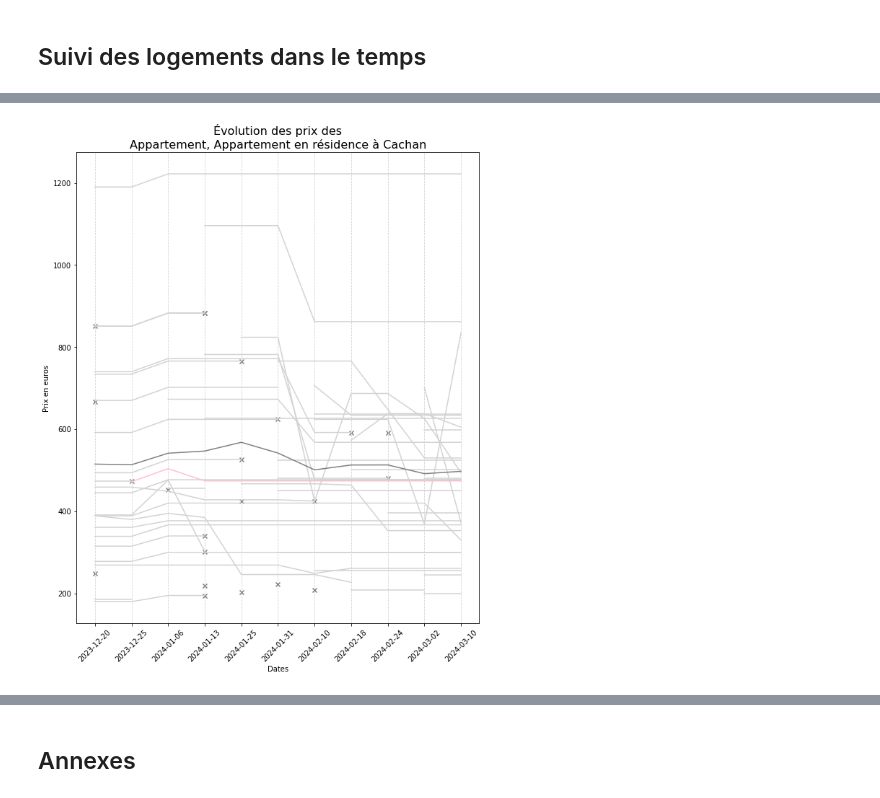
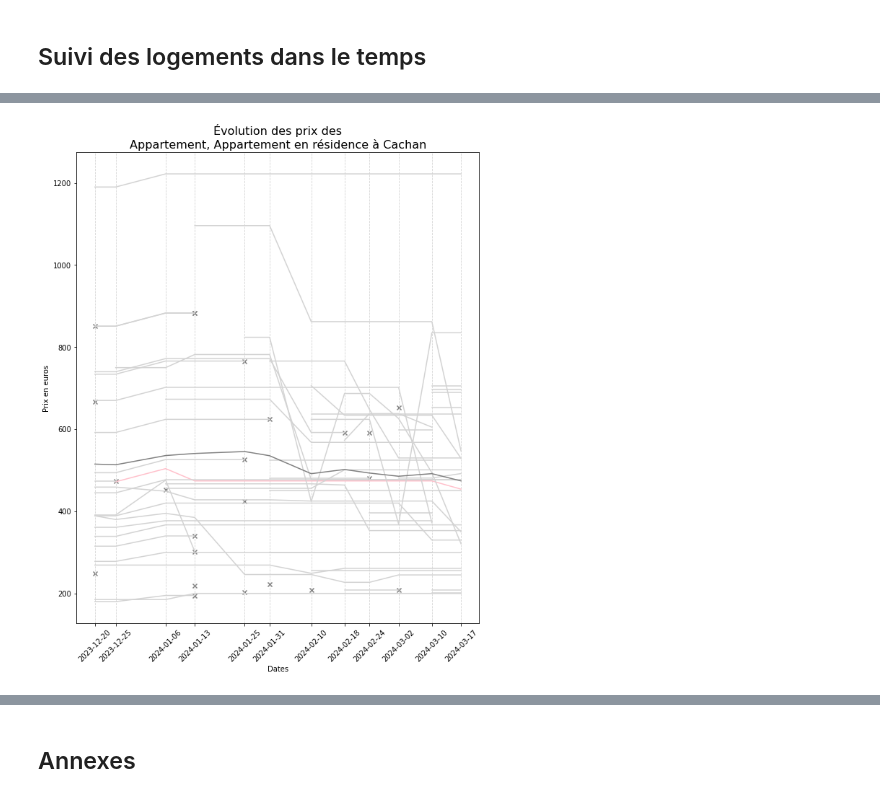
Before and after one commit to PierreDesmet/AirBNB_JO_2024, a Jupyter notebook: Analyses.ipynb, the cells around one changed output, grey strips where cells are left out. Cells and saved outputs as stored; diff of their text form; code cells hidden in the pictures.

```diff
--- a/Analyses.ipynb
+++ b/Analyses.ipynb
@@ -133,6 +134,7 @@ def make_pivot(df):
         pivot.loc[cond, 'première_date_connue'] = col
     return pivot
 pivot = make_pivot(df)
+date_cols = [col for col in pivot if isinstance(col, datetime.date)]
 pivot.head()
 # %% [output]
 |  | id_logement | type | ville | description | 2023-12-20 | 2023-12-25 | 2024-01-06 | 2024-01-13 | ... |
@@ -215,28 +233,29 @@ todo :
 # %%
 ville = 'Cachan'
 types = ('Appartement', 'Appartement en résidence')
 
 vue = pivot.reset_index()\
     .query(f"ville == '{ville}'")\
     .query(f"type in {types}")\
-    .filter(regex='202|description')
-cols = vue.columns
+    .filter(regex='202|description|dernière_date_connue')
+
 
 plt.figure(figsize=(10, 12))
-for tup in vue.itertuples():
-    y = [getattr(tup, f'_{i}') for i in range(2, len(tup))]
-    color = 'pink' if tup.description == ma_description else 'lightgrey'
-    plt.plot(y, color=color)
+for i, row in vue.iterrows():
+    color = 'pink' if row.description == ma_description else 'lightgrey'
+    plt.plot(row[date_cols], color=color)
     # Une croix pour les loués :
-    loué = pd.isna(tup[-2]) and pd.isna(tup[-1])
+    loué = pd.isna(row[date_cols[-2]]) and pd.isna(row[date_cols[-1]])
     if loué:
-        date, dernier_montant_non_nul = [mt for mt in enumerate(y) if pd.notna(mt[1])][-1]
+        #date, dernier_montant_non_nul = [mt for mt in enumerate(y) if pd.notna(mt[1])][-1]
+        date = row['dernière_date_connue']
+        dernier_montant_non_nul = row[date]
         plt.scatter(x=date, y=dernier_montant_non_nul, marker="x", color='gray')
-plt.plot(vue.drop('description', axis=1).mean().values, color='gray', label='mean')
-plt.xticks(range(len(cols) - 1), cols[1:], rotation=45)
+plt.plot(date_cols, vue[date_cols].mean().values, color='gray', label='mean')
+plt.xticks(date_cols, rotation=45)
 plt.ylabel('Prix en euros')
 plt.xlabel('Dates')
 plt.grid(axis='x', color='lightgrey', linestyle='--')
 plt.title(f"Évolution des prix des\n{', '.join(types)} à {ville}", fontsize=16);
 # %% [output]
-[figure, old version]
+[figure, new version]
```
Also changed, not shown: parts of 14 cells of this notebook, 2 other files.
